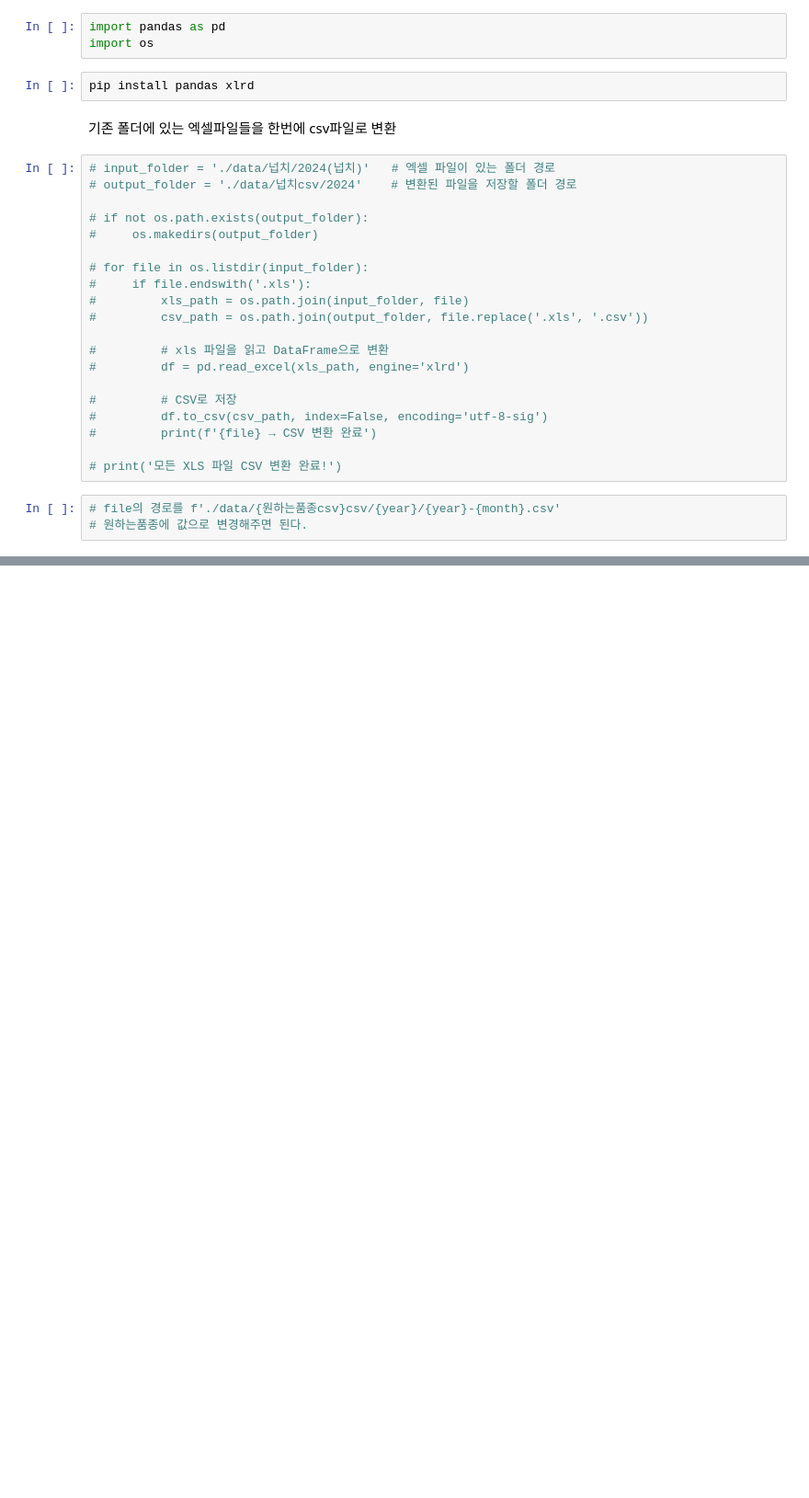
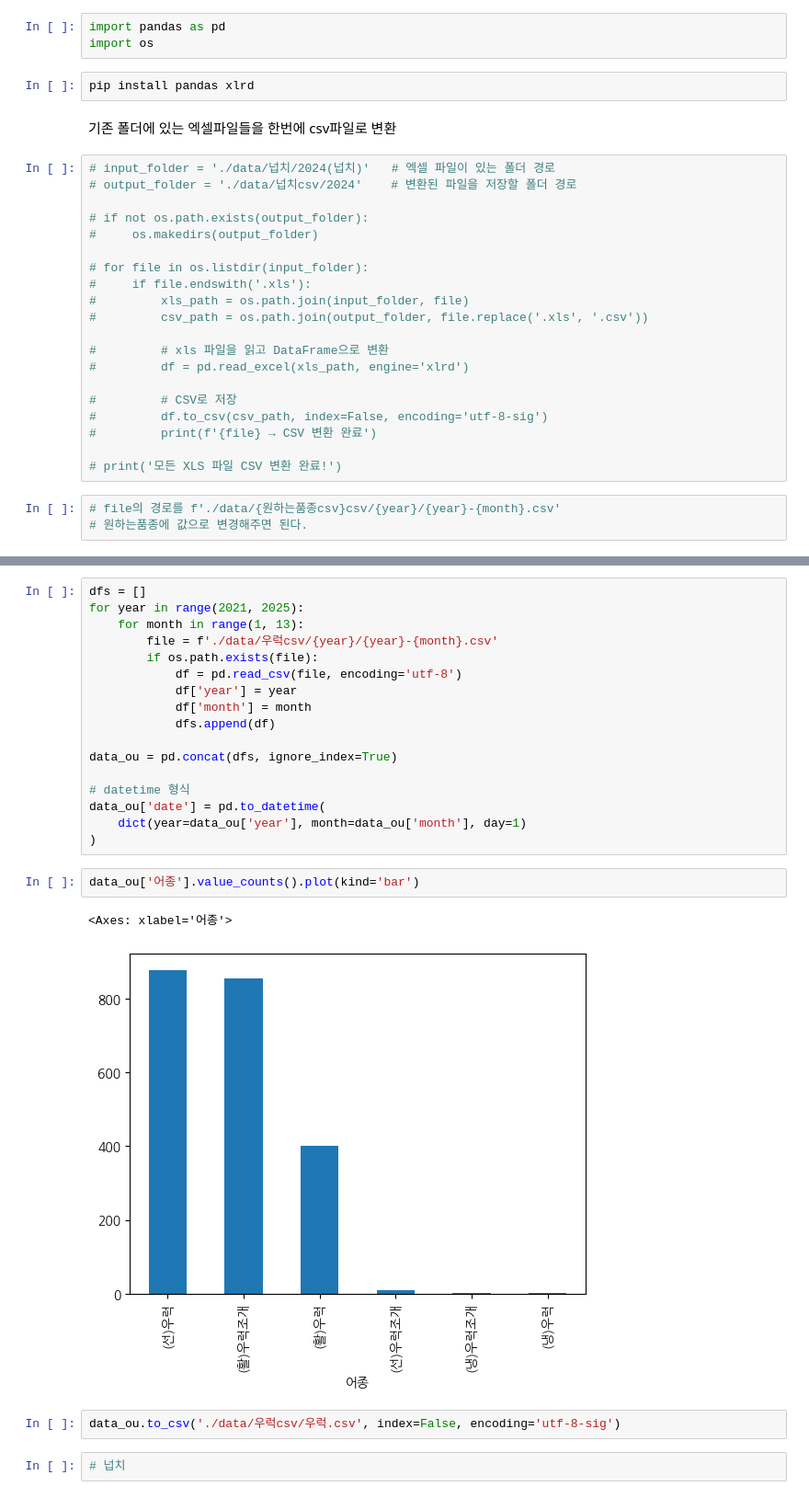
Before and after one commit to hogangzero/hogangzero-project, a Jupyter notebook: 기본데이터셋팅.ipynb, the cells around one changed output, grey strips where cells are left out. Shown at 92% size. Drawn from its saved outputs; the diff is of its cells as text; blank space fills up the shorter version.

```diff
--- a/기본데이터셋팅.ipynb
+++ b/기본데이터셋팅.ipynb
@@ -47,0 +177,26 @@ data_all['date'] = pd.to_datetime(
+# %%
+dfs = []
+for year in range(2021, 2025):
+    for month in range(1, 13):
+        file = f'./data/우럭csv/{year}/{year}-{month}.csv'
+        if os.path.exists(file):
+            df = pd.read_csv(file, encoding='utf-8')
+            df['year'] = year
+            df['month'] = month
+            dfs.append(df)
+
+data_ou = pd.concat(dfs, ignore_index=True)
+
+# datetime 형식
+data_ou['date'] = pd.to_datetime(
+    dict(year=data_ou['year'], month=data_ou['month'], day=1)
+)
+# %%
+data_ou['어종'].value_counts().plot(kind='bar')
+# %% [output]
+<Axes: xlabel='어종'>
+[figure, added]
+# %%
+data_ou.to_csv('./data/우럭csv/우럭.csv', index=False, encoding='utf-8-sig')
+# %%
+# 넙치
```
Also changed, not shown: parts of 44 cells of this notebook, 6 other files.
